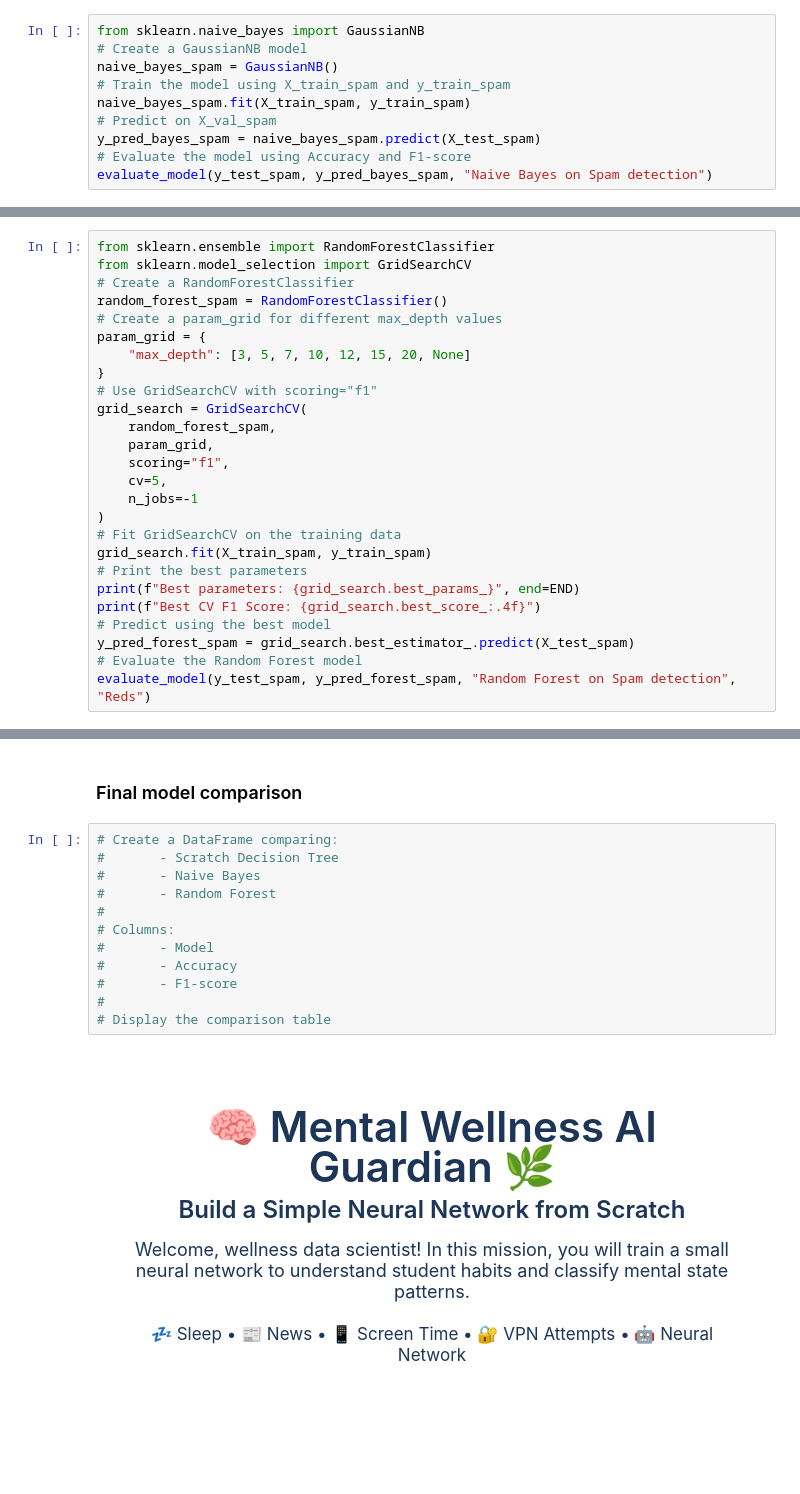
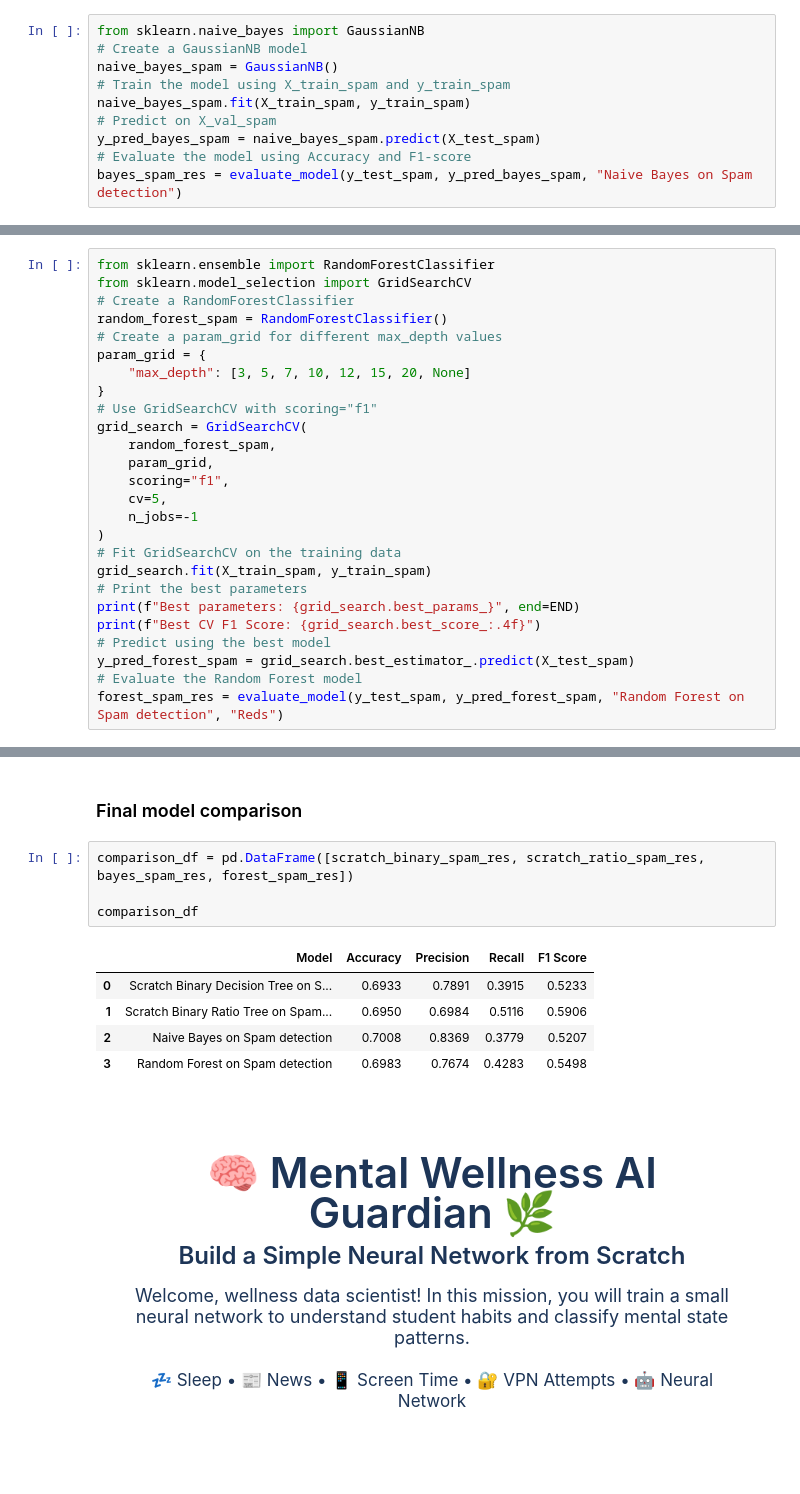
Before and after one commit to sami-rk/OrdinaryMLmodels, a Jupyter notebook: models.ipynb, the cells around one changed output, grey strips where cells are left out. Saved outputs shown, nothing was run; the diff lists cells and outputs as text; blank space fills up the shorter version.

```diff
--- a/models.ipynb
+++ b/models.ipynb
@@ -493,7 +493,7 @@ naive_bayes_spam.fit(X_train_spam, y_train_spam)
 # Predict on X_val_spam
 y_pred_bayes_spam = naive_bayes_spam.predict(X_test_spam)
 # Evaluate the model using Accuracy and F1-score
-evaluate_model(y_test_spam, y_pred_bayes_spam, "Naive Bayes on Spam detection")
+bayes_spam_res = evaluate_model(y_test_spam, y_pred_bayes_spam, "Naive Bayes on Spam detection")
 # %% [output]
 ========================================
 Model: Naive Bayes on Spam detection
@@ -534,7 +534,7 @@ print(f"Best CV F1 Score: {grid_search.best_score_:.4f}")
 # Predict using the best model
 y_pred_forest_spam = grid_search.best_estimator_.predict(X_test_spam)
 # Evaluate the Random Forest model
-evaluate_model(y_test_spam, y_pred_forest_spam, "Random Forest on Spam detection", "Reds")
+forest_spam_res = evaluate_model(y_test_spam, y_pred_forest_spam, "Random Forest on Spam detection", "Reds")
 # %% [output]
 Best parameters: {'max_depth': 5}
 ----------------------------------------
@@ -554,17 +554,15 @@ F1 Score:       0.5491
 # %% [markdown]
 ### Final model comparison
 # %%
-# Create a DataFrame comparing:
-#       - Scratch Decision Tree
-#       - Naive Bayes
-#       - Random Forest
-#
-# Columns:
-#       - Model
-#       - Accuracy
-#       - F1-score
-#
-# Display the comparison table
+comparison_df = pd.DataFrame([scratch_binary_spam_res, scratch_ratio_spam_res, bayes_spam_res, forest_spam_res])
+
+comparison_df
+# %% [output]
+|  | Model | Accuracy | Precision | Recall | F1 Score |
+| 0 | Scratch Binary Decision Tree on S... | 0.6933 | 0.7891 | 0.3915 | 0.5233 |
+| 1 | Scratch Binary Ratio Tree on Spam... | 0.6950 | 0.6984 | 0.5116 | 0.5906 |
+| 2 | Naive Bayes on Spam detection | 0.7008 | 0.8369 | 0.3779 | 0.5207 |
+| 3 | Random Forest on Spam detection | 0.6983 | 0.7674 | 0.4283 | 0.5498 |
 # %% [markdown]
 <div style="
   background: linear-gradient(135deg, #9668b1, #8fb5d7, #78b9f6);
```
Also changed, not shown: parts of 6 cells of this notebook.
